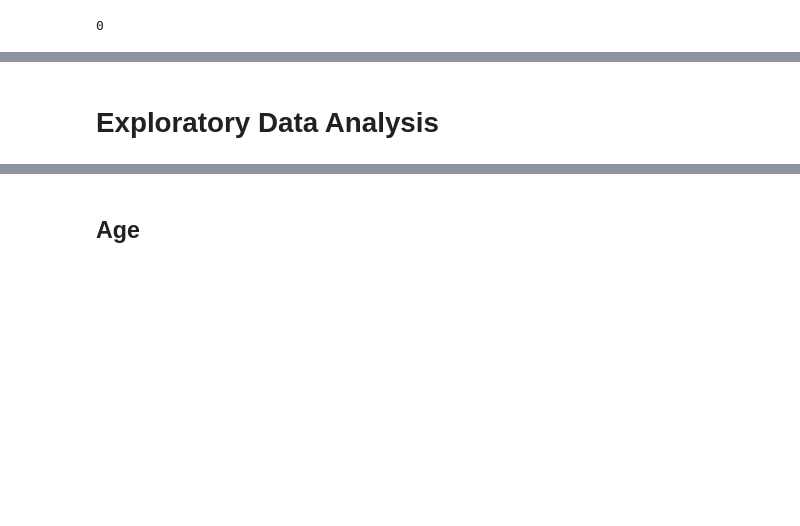
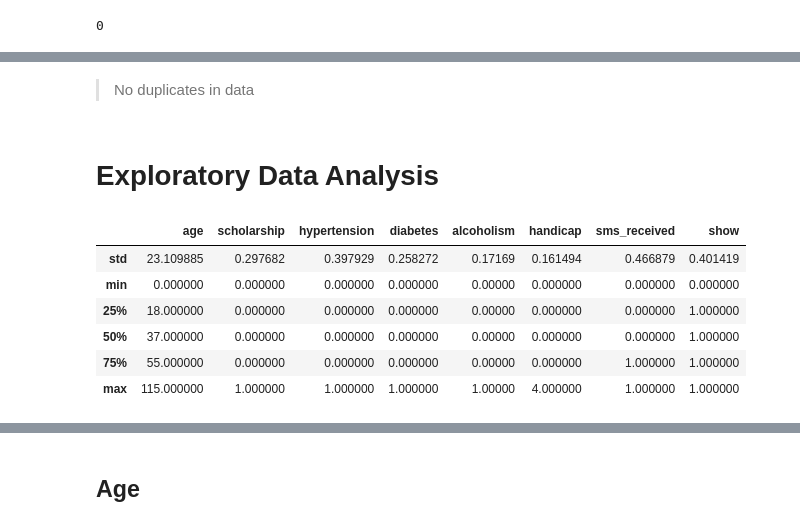
Before and after one commit to dishankkalra23/Medical-Appointment-No-Shows, a Jupyter notebook: Medical_Appointment_No_Shows.ipynb, the cells around one changed output, grey strips where cells are left out. Drawn from its saved outputs; the diff is of its cells as text; code cells hidden in the pictures; blank space fills up the shorter version.

```diff
--- a/Medical_Appointment_No_Shows.ipynb
+++ b/Medical_Appointment_No_Shows.ipynb
@@ -271,3 +270,15 @@ df.sample()
+# %% [markdown]
+> No duplicates in data
 # %% [markdown]
 <a id='eda'></a>
 # Exploratory Data Analysis
+# %%
+df.describe().iloc[2:,2:]
+# %% [output]
+|  | age | scholarship | hypertension | diabetes | alcoholism | handicap | sms_received | show |
+| std | 23.109885 | 0.297682 | 0.397929 | 0.258272 | 0.17169 | 0.161494 | 0.466879 | 0.401419 |
+| min | 0.000000 | 0.000000 | 0.000000 | 0.000000 | 0.00000 | 0.000000 | 0.000000 | 0.000000 |
+| 25% | 18.000000 | 0.000000 | 0.000000 | 0.000000 | 0.00000 | 0.000000 | 0.000000 | 1.000000 |
+| 50% | 37.000000 | 0.000000 | 0.000000 | 0.000000 | 0.00000 | 0.000000 | 0.000000 | 1.000000 |
+| 75% | 55.000000 | 0.000000 | 0.000000 | 0.000000 | 0.00000 | 0.000000 | 1.000000 | 1.000000 |
+| max | 115.000000 | 1.000000 | 1.000000 | 1.000000 | 1.00000 | 4.000000 | 1.000000 | 1.000000 |
```
Also changed, not shown: parts of 11 cells of this notebook.
